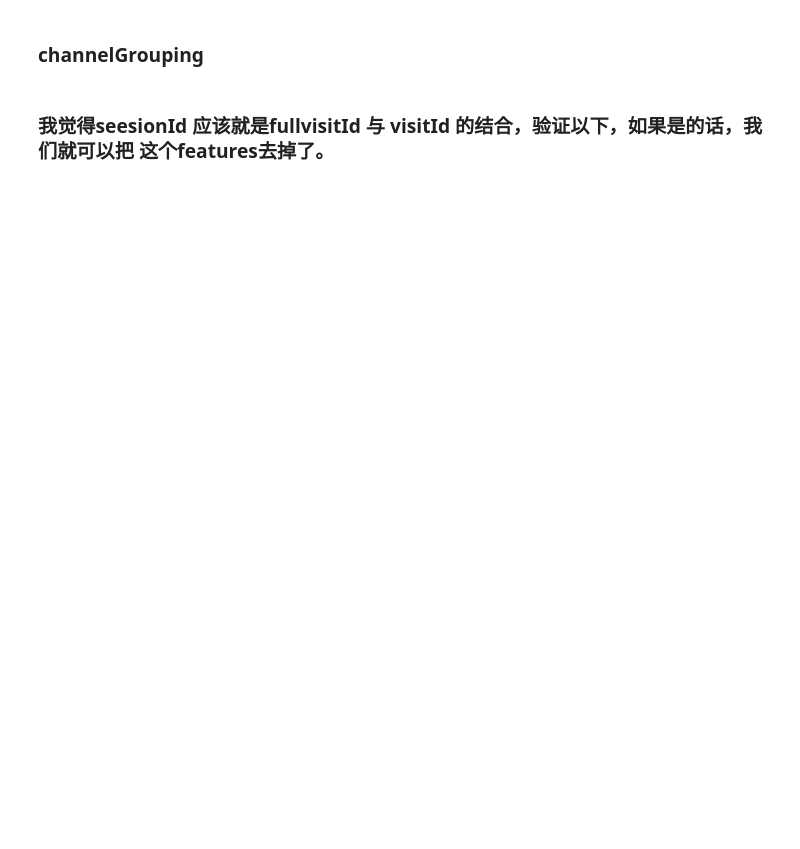
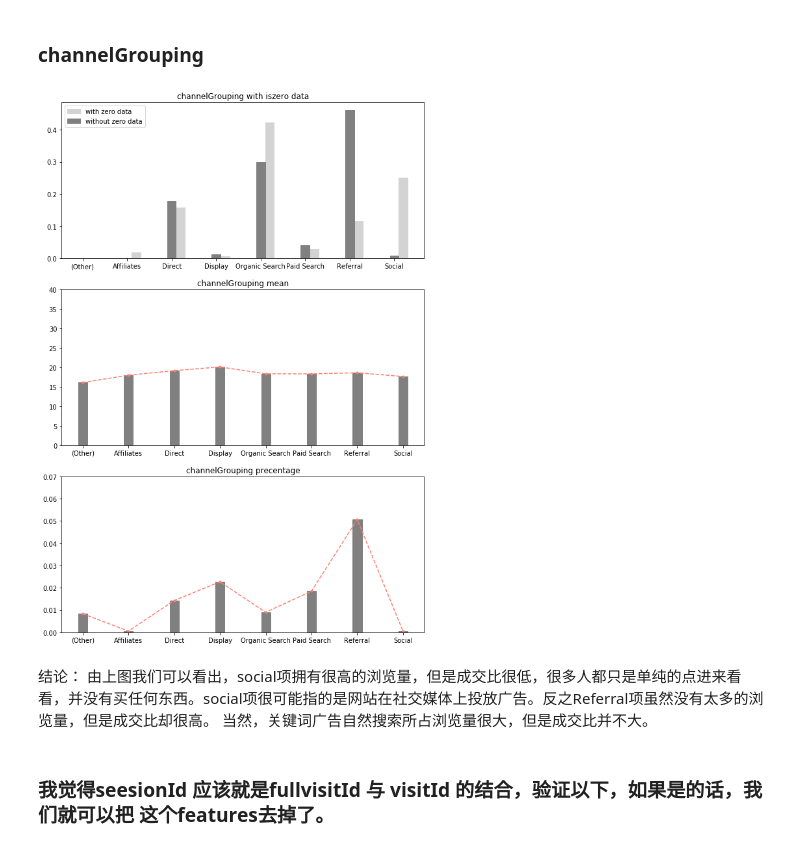
Before and after one commit to chamhoo/kaggle-R, a Jupyter notebook: DEA.ipynb, the cells around one changed output. Cells and saved outputs as stored; diff of their text form; code cells hidden in the pictures; blank space fills up the shorter version.

```diff
--- a/DEA.ipynb
+++ b/DEA.ipynb
@@ -43,0 +82,2 @@ def dfbar(df, feature, top=-1):
+# %%
+train['target'] = np.log1p(train.totals_transactionRevenue.fillna(0,inplace=False))
@@ -68,5 +88,59 @@ plt.show()
-# %%
-idx = train.totals_transactionRevenue != 0
+# %%
+def plotchannel():
+    channel = train.channelGrouping.value_counts(dropna=True,normalize=True).sort_index()
+    idx = train.totals_transactionRevenue.notnull()
+    channel2 = train[idx].channelGrouping.value_counts(dropna=True,normalize=True).sort_index()
+    channelmean = train.groupby('channelGrouping').mean().totals_transactionRevenue
+    channelpercentage = train[idx].channelGrouping.value_counts(dropna=True,normalize=False)/ train.channelGrouping.value_counts(dropna=True,normalize=False)
+
+    plt.figure(figsize=[10,15])
+    plt.subplot(3,1,1)
+    plt.bar(np.arange(channel.shape[0])+1,
+            channel.values,
+            width=np.ones(8)*0.2,
+            facecolor='lightgray',
+            edgecolor='lightgray',
+            tick_label=channel.index.values,
+            label='with zero data')
+    plt.bar(np.arange(channel2.shape[0])+0.8,
+            channel2.values,
+            width=np.ones(8)*0.2,
+            facecolor='gray',
+            edgecolor='gray',
+            tick_label=channel.index.values,
+            label='without zero data')
+    plt.title('channelGrouping with iszero data')
+    plt.legend()
+
+    plt.subplot(3,1,2)
+    plt.bar(np.arange(channel2.shape[0])+1,
+            np.log1p(channelmean.values+1),
+            facecolor='gray',
+            width=np.ones(8)*0.2,
+            edgecolor='gray',
+            tick_label=channelmean.index.values)
+    plt.plot(np.arange(channel2.shape[0])+1,np.log1p(channelmean.values+1),'.--',c='salmon')
+    plt.title('channelGrouping mean')
+    plt.ylim([0,40])
+
+    plt.subplot(3,1,3)
+    plt.bar(np.arange(channelpercentage.shape[0])+1,
+            channelpercentage.values,
+            facecolor='gray',
+            width=np.ones(8)*0.2,
+            edgecolor='gray',
+            tick_label=channelpercentage.index.values)
+    plt.plot(np.arange(channel2.shape[0])+1,channelpercentage.values,'.--',c='salmon')
+    plt.title('channelGrouping precentage')
+    plt.ylim([0,0.07])
+    plt.show()
+    return None
+
+plotchannel()
+# %% [output]
+[figure, added]
+# %% [markdown]
+结论： 由上图我们可以看出，social项拥有很高的浏览量，但是成交比很低，很多人都只是单纯的点进来看看，并没有买任何东西。social项很可能指的是网站在社交媒体上投放广告。反之Referral项虽然没有太多的浏览量，但是成交比却很高。 当然，关键词广告自然搜索所占浏览量很大，但是成交比并不大。
 # %% [markdown]
 ### 我觉得seesionId 应该就是fullvisitId 与 visitId 的结合，验证以下，如果是的话，我们就可以把 这个features去掉了。
 # %%
```
Also changed, not shown: parts of 56 cells of this notebook.
